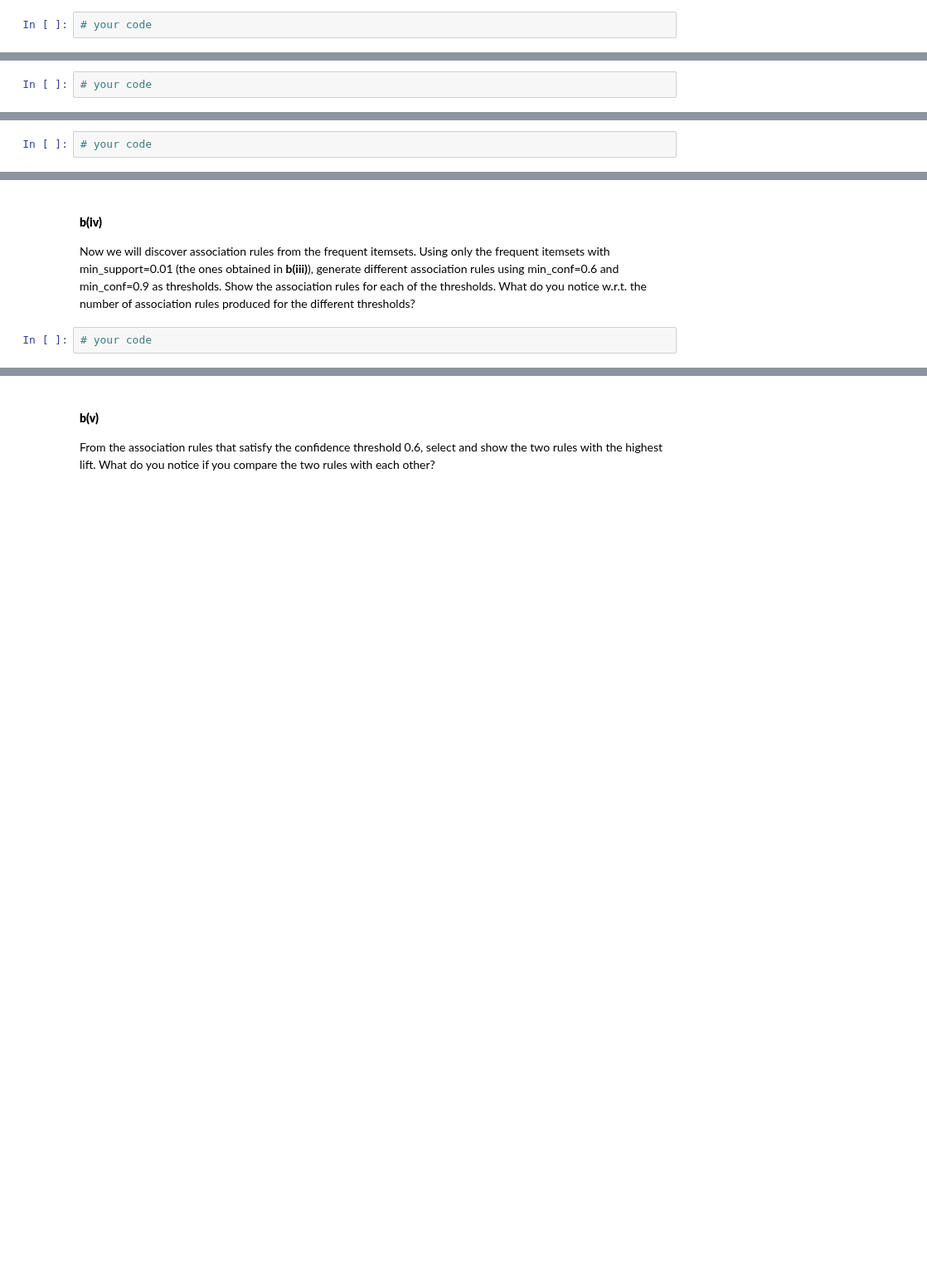
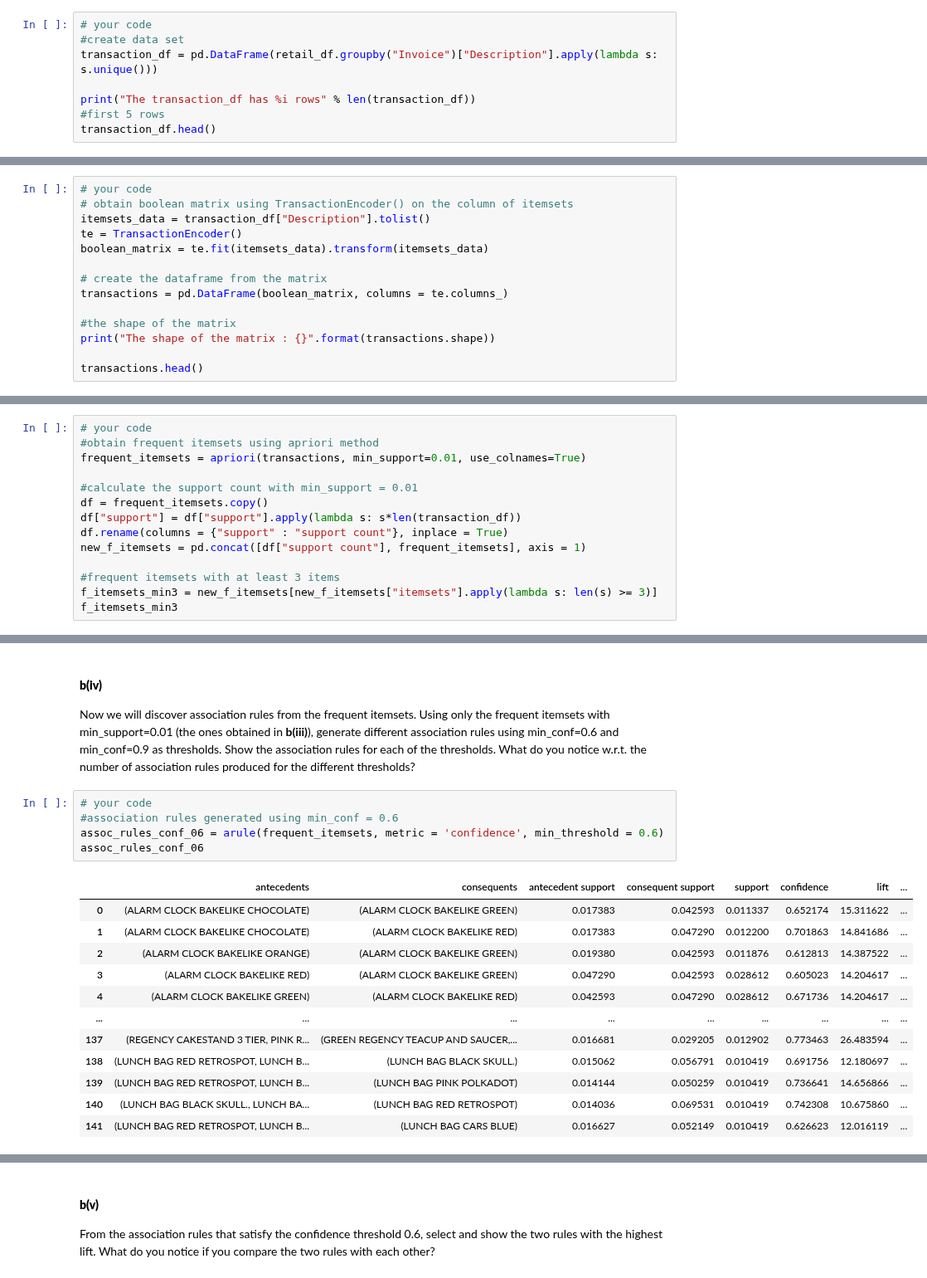
Before and after one commit to mnghiap/ids22, a Jupyter notebook: assignment2/assignment2.ipynb, the cells around one changed output, grey strips where cells are left out. Shown at 83% size. Saved outputs shown, nothing was run; the diff lists cells and outputs as text; blank space fills up the shorter version.

```diff
--- a/assignment2/assignment2.ipynb
+++ b/assignment2/assignment2.ipynb
@@ -650,3 +744,9 @@ Each invoice number in the dataset identifies a unique transaction. There are po
 Create a new dataframe named `transaction_df` with two columns: "Invoice" and "Description". Here the "Invoice" value is the index of the dataframe (the unique number identifying each row) and "Description" is the column containing all items (without duplicates) purchased within the transaction with that invoice number. Display the first few rows of your dataframe. How many rows does the `transaction_df` have?
 # %%
 # your code
+#create data set
+transaction_df = pd.DataFrame(retail_df.groupby("Invoice")["Description"].apply(lambda s: s.unique()))
+
+print("The transaction_df has %i rows" % len(transaction_df))
+#first 5 rows
+transaction_df.head()
@@ -659,3 +768,15 @@ Next, we want to compute frequent itemsets and association rules based on the se
 *Hint: Note that your dataframe 'transactions' must contain as many rows as there are invoice numbers and as many columns as there are unique products.*
 # %%
 # your code
+# obtain boolean matrix using TransactionEncoder() on the column of itemsets
+itemsets_data = transaction_df["Description"].tolist()
+te = TransactionEncoder()
+boolean_matrix = te.fit(itemsets_data).transform(itemsets_data)
+
+# create the dataframe from the matrix
+transactions = pd.DataFrame(boolean_matrix, columns = te.columns_)
+
+#the shape of the matrix
+print("The shape of the matrix : {}".format(transactions.shape))
+
+transactions.head()
@@ -664,3 +794,15 @@ Next, we want to compute frequent itemsets and association rules based on the se
 Use the apriori method on `transactions` to obtain all frequent itemsets using min_support=0.01. Display all frequent itemsets that have at least three items. What support count does an itemset have for our case if it satisfies min_support=0.01?
 # %%
 # your code
+#obtain frequent itemsets using apriori method
+frequent_itemsets = apriori(transactions, min_support=0.01, use_colnames=True)
+
+#calculate the support count with min_support = 0.01
+df = frequent_itemsets.copy()
+df["support"] = df["support"].apply(lambda s: s*len(transaction_df))
+df.rename(columns = {"support" : "support count"}, inplace = True)
+new_f_itemsets = pd.concat([df["support count"], frequent_itemsets], axis = 1)
+
+#frequent itemsets with at least 3 items
+f_itemsets_min3 = new_f_itemsets[new_f_itemsets["itemsets"].apply(lambda s: len(s) >= 3)]
+f_itemsets_min3
@@ -671,3 +831,19 @@ Use the apriori method on `transactions` to obtain all frequent itemsets using m
 Now we will discover association rules from the frequent itemsets. Using only the frequent itemsets with min_support=0.01 (the ones obtained in **b(iii)**), generate different association rules using min_conf=0.6 and min_conf=0.9 as thresholds. Show the association rules for each of the thresholds. What do you notice w.r.t. the number of association rules produced for the different thresholds?
 # %%
 # your code
+#association rules generated using min_conf = 0.6
+assoc_rules_conf_06 = arule(frequent_itemsets, metric = 'confidence', min_threshold = 0.6)
+assoc_rules_conf_06
+# %% [output]
+|  | antecedents | consequents | antecedent support | consequent support | support | confidence | lift | ... |
+| 0 | (ALARM CLOCK BAKELIKE CHOCOLATE) | (ALARM CLOCK BAKELIKE GREEN) | 0.017383 | 0.042593 | 0.011337 | 0.652174 | 15.311622 | ... |
+| 1 | (ALARM CLOCK BAKELIKE CHOCOLATE) | (ALARM CLOCK BAKELIKE RED) | 0.017383 | 0.047290 | 0.012200 | 0.701863 | 14.841686 | ... |
+| 2 | (ALARM CLOCK BAKELIKE ORANGE) | (ALARM CLOCK BAKELIKE GREEN) | 0.019380 | 0.042593 | 0.011876 | 0.612813 | 14.387522 | ... |
+| 3 | (ALARM CLOCK BAKELIKE RED) | (ALARM CLOCK BAKELIKE GREEN) | 0.047290 | 0.042593 | 0.028612 | 0.605023 | 14.204617 | ... |
+| 4 | (ALARM CLOCK BAKELIKE GREEN) | (ALARM CLOCK BAKELIKE RED) | 0.042593 | 0.047290 | 0.028612 | 0.671736 | 14.204617 | ... |
+| ... | ... | ... | ... | ... | ... | ... | ... | ... |
+| 137 | (REGENCY CAKESTAND 3 TIER, PINK R... | (GREEN REGENCY TEACUP AND SAUCER,... | 0.016681 | 0.029205 | 0.012902 | 0.773463 | 26.483594 | ... |
+| 138 | (LUNCH BAG RED RETROSPOT, LUNCH B... | (LUNCH BAG BLACK SKULL.) | 0.015062 | 0.056791 | 0.010419 | 0.691756 | 12.180697 | ... |
+| 139 | (LUNCH BAG RED RETROSPOT, LUNCH B... | (LUNCH BAG PINK POLKADOT) | 0.014144 | 0.050259 | 0.010419 | 0.736641 | 14.656866 | ... |
+| 140 | (LUNCH BAG BLACK SKULL., LUNCH BA... | (LUNCH BAG RED RETROSPOT) | 0.014036 | 0.069531 | 0.010419 | 0.742308 | 10.675860 | ... |
+| 141 | (LUNCH BAG RED RETROSPOT, LUNCH B... | (LUNCH BAG CARS BLUE) | 0.016627 | 0.052149 | 0.010419 | 0.626623 | 12.016119 | ... |
```
Also changed, not shown: parts of 17 cells of this notebook.
